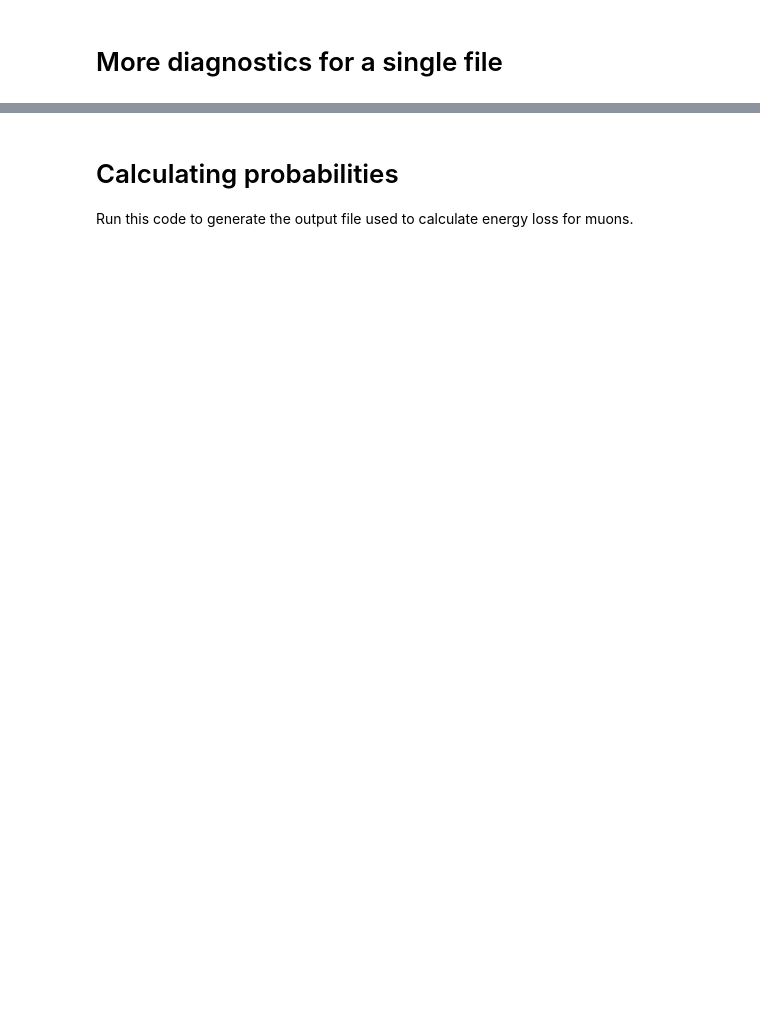
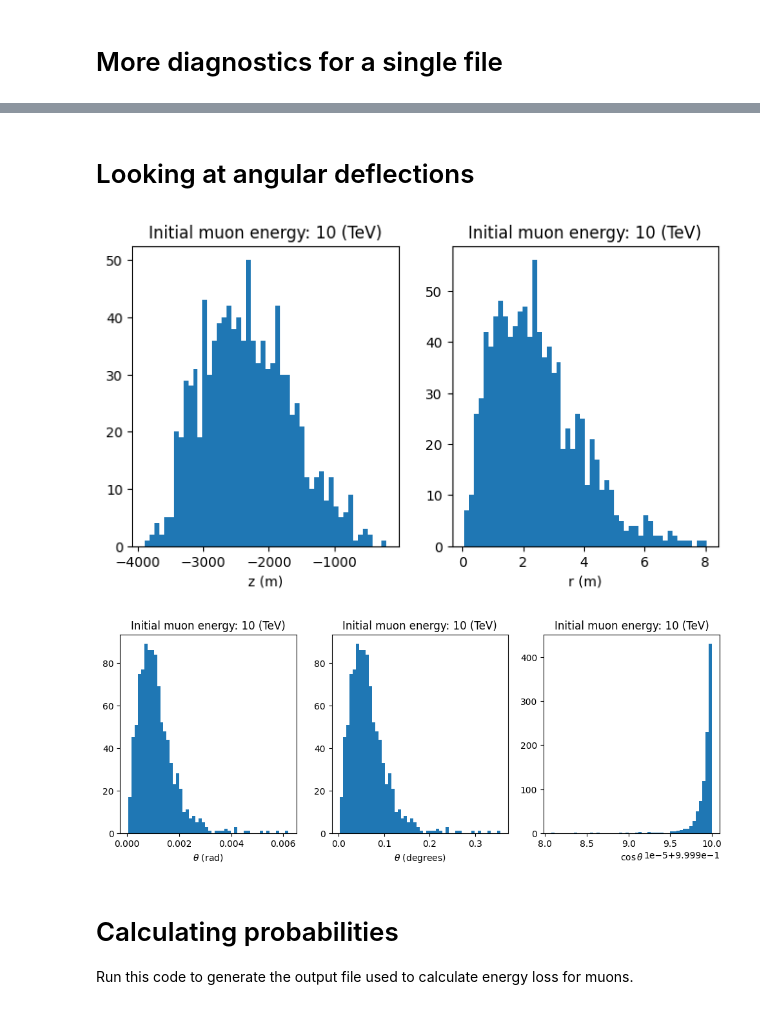
Before and after one commit to mattbellis/EarthShine, a Jupyter notebook: geant4_simulations/examine_muons_through_rock.ipynb, the cells around one changed output, grey strips where cells are left out. Cells and saved outputs as stored; diff of their text form; code cells hidden in the pictures; blank space fills up the shorter version.

```diff
--- a/geant4_simulations/examine_muons_through_rock.ipynb
+++ b/geant4_simulations/examine_muons_through_rock.ipynb
@@ -132,3 +185,82 @@ df
+# %% [markdown]
+# Looking at angular deflections
+# %%
+# Change this variable to read in different files
+e_initial = 10000
+
+df = pd.read_csv(f'{datadir}/muonSteps_{e_initial:d}_GeV.csv')
+
+zs = []
+xs = []
+ys = []
+rs = []
+
+# Some of the simulations did not run to completion so manually
+# set the number of successful events to run over in the file
+nmax = 1000
+if e_initial == 300000:
+    nmax = 504
+elif e_initial == 400000:
+    nmax = 183
+elif e_initial == 500000:
+    nmax = 78
+
+for n in range(0,nmax):
+
+    #print(n)
+    filter = (df['track']==1) & (df['event']==n)
+    #filter = (df['event']==n)
+
+    x = df[filter]['x(m)'].iloc[-1]
+    y = df[filter]['y(m)'].iloc[-1]
+    z = df[filter]['z(m)'].iloc[-1]
+    zs.append(z)
+    ys.append(y)
+    xs.append(x)
+    r = np.sqrt(x**2 + y**2)
+    rs.append(r)
+
+rs = np.array(rs)
+zs = np.array(zs)
+theta_rad = np.pi/2 - np.arctan2(-zs, rs)
+theta_deg = np.rad2deg(theta_rad)
+costheta = np.cos(theta_rad)
+
+plt.figure(figsize=(12,4))
+
+plt.subplot(1,3,1)
+plt.hist(zs, bins=50);
+plt.xlabel('z (m)')
+plt.title(f'Initial muon energy: {int(e_initial/1000):d} (TeV)')
+
+plt.subplot(1,3,2)
+plt.hist(rs, bins=50);
+plt.xlabel('r (m)')
+plt.title(f'Initial muon energy: {int(e_initial/1000):d} (TeV)')
+
+#############
+
+plt.figure(figsize=(12,4))
+plt.subplot(1,3,1)
+plt.hist(theta_rad, bins=50);
+plt.xlabel(r'$\theta$ (rad)')
+plt.title(f'Initial muon energy: {int(e_initial/1000):d} (TeV)')
+
+plt.subplot(1,3,2)
+plt.hist(theta_deg, bins=50);
+plt.xlabel(r'$\theta$ (degrees)')
+plt.title(f'Initial muon energy: {int(e_initial/1000):d} (TeV)')
+
+plt.subplot(1,3,3)
+plt.hist(costheta, bins=50);
+plt.xlabel(r'$\cos\theta$')
+plt.title(f'Initial muon energy: {int(e_initial/1000):d} (TeV)')
+
+
+plt.savefig(f'test_energy_and_transverse_displacement_{e_initial:d}_GeV.png')
+# %% [output]
+[figure, added]
+[figure, added]
 # %% [markdown]
 # Calculating probabilities
 
```
Also changed, not shown: parts of 11 cells of this notebook, 5 other files.
